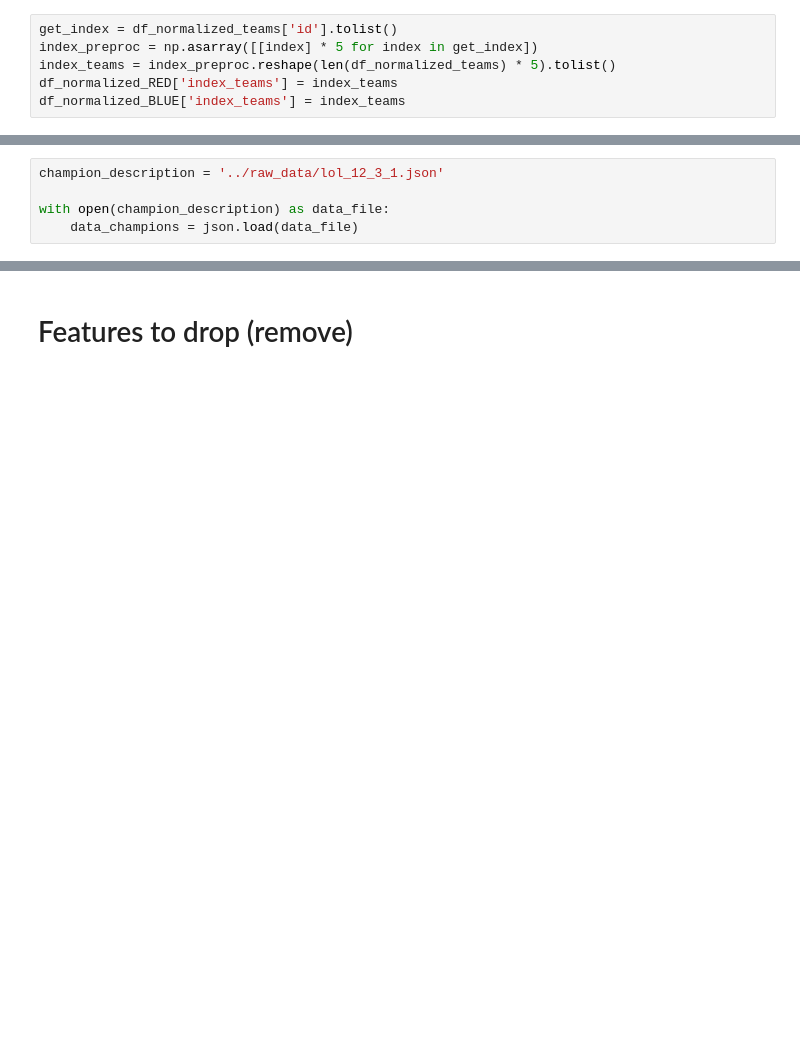
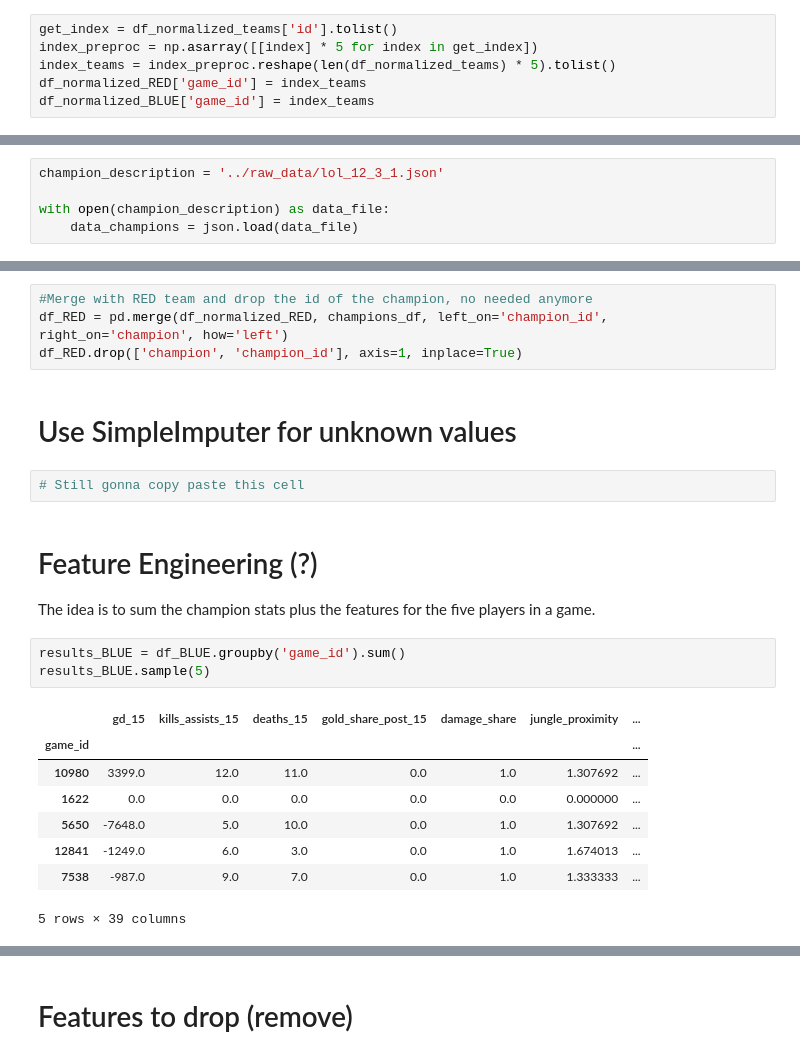
Before and after one commit to stephanyvargas/LoL_winner_predictor, a Jupyter notebook: notebooks/simple_model_Stephy.ipynb, the cells around one changed output, grey strips where cells are left out. Cells and saved outputs as stored; diff of their text form; blank space fills up the shorter version.

```diff
--- a/notebooks/simple_model_Stephy.ipynb
+++ b/notebooks/simple_model_Stephy.ipynb
@@ -50,5 +52,5 @@ We have two different dataframes for team Blue and team Red, later, we can merge
 get_index = df_normalized_teams['id'].tolist()
 index_preproc = np.asarray([[index] * 5 for index in get_index])
 index_teams = index_preproc.reshape(len(df_normalized_teams) * 5).tolist()
-df_normalized_RED['index_teams'] = index_teams
-df_normalized_BLUE['index_teams'] = index_teams
+df_normalized_RED['game_id'] = index_teams
+df_normalized_BLUE['game_id'] = index_teams
@@ -91,0 +141,24 @@ pd.DataFrame(champions_dict)
+# %%
+#Merge with RED team and drop the id of the champion, no needed anymore
+df_RED = pd.merge(df_normalized_RED, champions_df, left_on='champion_id', right_on='champion', how='left')
+df_RED.drop(['champion', 'champion_id'], axis=1, inplace=True)
+# %% [markdown]
+# Use SimpleImputer for unknown values
+# %%
+# Still gonna copy paste this cell
+# %% [markdown]
+# Feature Engineering (?)
+
+The idea is to sum the champion stats plus the features for the five players in a game.
+# %%
+results_BLUE = df_BLUE.groupby('game_id').sum()
+results_BLUE.sample(5)
+# %% [output]
+|  | gd_15 | kills_assists_15 | deaths_15 | gold_share_post_15 | damage_share | jungle_proximity | ... |
+| game_id |  |  |  |  |  |  | ... |
+| 10980 | 3399.0 | 12.0 | 11.0 | 0.0 | 1.0 | 1.307692 | ... |
+| 1622 | 0.0 | 0.0 | 0.0 | 0.0 | 0.0 | 0.000000 | ... |
+| 5650 | -7648.0 | 5.0 | 10.0 | 0.0 | 1.0 | 1.307692 | ... |
+| 12841 | -1249.0 | 6.0 | 3.0 | 0.0 | 1.0 | 1.674013 | ... |
+| 7538 | -987.0 | 9.0 | 7.0 | 0.0 | 1.0 | 1.333333 | ... |
+5 rows × 39 columns
```
Also changed, not shown: parts of 13 cells of this notebook.
